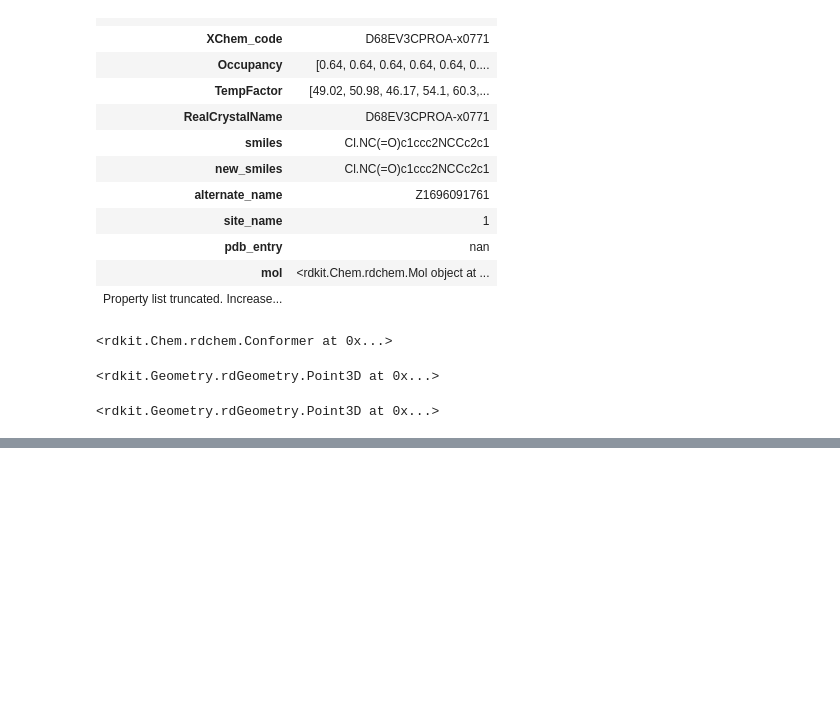
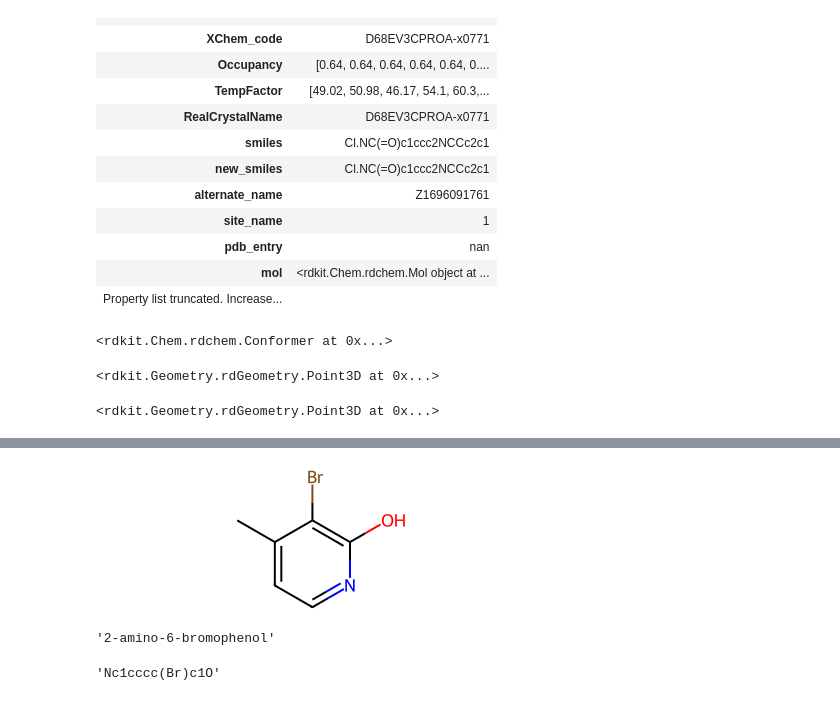
Before and after one commit to matteoferla/EV-D68-3C-protease, a Jupyter notebook: 02_hit-prep/hit_investigation.ipynb, the cells around one changed output, grey strips where cells are left out. Saved outputs shown, nothing was run; the diff lists cells and outputs as text; code cells hidden in the pictures; blank space fills up the shorter version.

```diff
--- a/02_hit-prep/hit_investigation.ipynb
+++ b/02_hit-prep/hit_investigation.ipynb
@@ -250,0 +303,14 @@ with Chem.SDMolSupplier('rocs-monster2.sdf') as sdr, Chem.SDWriter('rocs-monster
+# %%
+Chem.MolFromSmiles('c1:c(-C):c(-Br):c(-[OH1]):n:c:1')
+# %% [output]
+[figure, added]
+# %%
+from STOUT import translate_forward
+
+translate_forward(Chem.MolToSmiles(Chem.MolFromSmiles('c1:c:c(-Br):c(-[OH1]):c(-[NH2]):c:1')))
+# %% [output]
+'2-amino-6-bromophenol'
+# %%
+Chem.MolToSmiles(Chem.MolFromSmiles('c1:c:c(-Br):c(-[OH1]):c(-[NH2]):c:1'))
+# %% [output]
+'Nc1cccc(Br)c1O'
```
Also changed, not shown: parts of 12 cells of this notebook, 2 other files.
